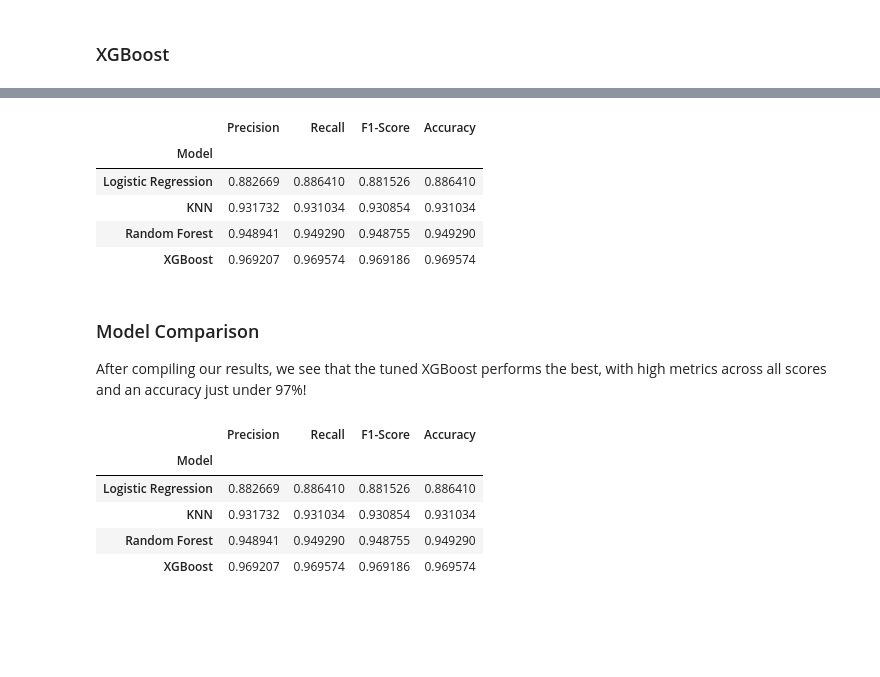
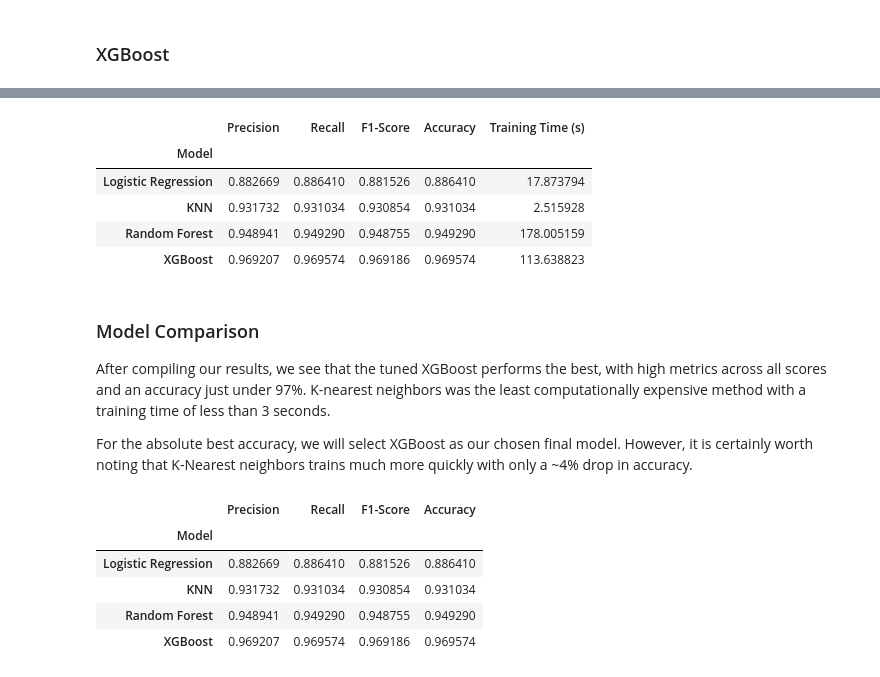
Before and after one commit to mike-keating-iv/ml-polymer-classification, a Jupyter notebook: polymers_classifier.ipynb, the cells around one changed output, grey strips where cells are left out. Saved outputs shown, nothing was run; the diff lists cells and outputs as text; code cells hidden in the pictures; blank space fills up the shorter version.

```diff
--- a/polymers_classifier.ipynb
+++ b/polymers_classifier.ipynb
@@ -664,6 +720,7 @@ from sklearn.model_selection import GridSearchCV
 from sklearn.metrics import classification_report
 from sklearn.model_selection import RandomizedSearchCV
 import numpy as np
+import time
 
 pipe_xgb = make_pipeline(
     StandardScaler(),  # Optional: XGBoost doesn't need this unless inputs are wildly scaled
@@ -689,12 +746,13 @@ random_search_xgb = RandomizedSearchCV(
     random_state=42,
 )
 
+# Fit and record time
+start_time_xgb = time.time()
 random_search_xgb.fit(X_train, y_train)
+end_time_xgb = time.time()
+train_time_xgb = end_time_xgb - start_time_xgb
+
 best_xbg = random_search_xgb.best_estimator_
 
-# Predict and evaluate
-y_pred_xgb = random_search_xgb.predict(X_test)
-print("Best parameters:", random_search_xgb.best_params_)
-print("Best CV accuracy: {:.3f}".format(random_search_xgb.best_score_))
-print(classification_report(y_test, y_pred_xgb))
+print(f"Training time for XGBoost (Randomized Search): {train_time_xgb:.2f} seconds")
 # %% [output]
@@ -717,43 +775,51 @@ weighted avg       0.97      0.97      0.97       493
 # %%
-
 # Extract scores from classification reports
+# Assuming y_test, y_pred_logreg, y_pred_knn, y_pred_rf, y_pred_xgb, and label_encoder are available from previous executions
 logreg_report = classification_report(y_test, y_pred_logreg, target_names=label_encoder.classes_, output_dict=True)
 knn_report = classification_report(y_test, y_pred_knn, target_names=label_encoder.classes_, output_dict=True)
 rf_report = classification_report(y_test, y_pred_rf, target_names=label_encoder.classes_, output_dict=True)
 xgb_report = classification_report(y_test, y_pred_xgb, target_names=label_encoder.classes_, output_dict=True)
 
 # Create a DataFrame to store the scores
 scores_data = []
-for model_name, report in [('Logistic Regression', logreg_report), ('KNN', knn_report), ('Random Forest', rf_report), ('XGBoost', xgb_report)]:
+for model_name, report, train_time in [('Logistic Regression', logreg_report, train_time_logreg_gs),
+                                        ('KNN', knn_report, train_time_knn),
+                                        ('Random Forest', rf_report, train_time_rf),
+                                        ('XGBoost', xgb_report, train_time_xgb)]:
     scores_data.append({
         'Model': model_name,
         'Precision': report['weighted avg']['precision'],
         'Recall': report['weighted avg']['recall'],
         'F1-Score': report['weighted avg']['f1-score'],
-        'Accuracy': report['accuracy']
+        'Accuracy': report['accuracy'],
+        'Training Time (s)': train_time
     })
 
 df_scores = pd.DataFrame(scores_data)
 
 # Set the index to the Model name for easier styling
 df_scores = df_scores.set_index('Model')
 
-# Highlight the maximum value in each column
-styled_df = df_scores.style.highlight_max(color='lightgreen')
+# Highlight the maximum value in each score column, and minimum for training time
+styled_df = df_scores.style.highlight_max(subset=['Precision', 'Recall', 'F1-Score', 'Accuracy'], color='lightgreen') \
+                     .highlight_min(subset=['Training Time (s)'], color='lightgreen')
+
 
 # Display the styled table
 display(styled_df)
 # %% [output]
-|  | Precision | Recall | F1-Score | Accuracy |
-| Model |  |  |  |  |
-| Logistic Regression | 0.882669 | 0.886410 | 0.881526 | 0.886410 |
-| KNN | 0.931732 | 0.931034 | 0.930854 | 0.931034 |
-| Random Forest | 0.948941 | 0.949290 | 0.948755 | 0.949290 |
-| XGBoost | 0.969207 | 0.969574 | 0.969186 | 0.969574 |
+|  | Precision | Recall | F1-Score | Accuracy | Training Time (s) |
+| Model |  |  |  |  |  |
+| Logistic Regression | 0.882669 | 0.886410 | 0.881526 | 0.886410 | 17.873794 |
+| KNN | 0.931732 | 0.931034 | 0.930854 | 0.931034 | 2.515928 |
+| Random Forest | 0.948941 | 0.949290 | 0.948755 | 0.949290 | 178.005159 |
+| XGBoost | 0.969207 | 0.969574 | 0.969186 | 0.969574 | 113.638823 |
 # %% [markdown]
 ### Model Comparison
 
-After compiling our results, we see that the tuned XGBoost performs the best, with high metrics across all scores and an accuracy just under 97%!
+After compiling our results, we see that the tuned XGBoost performs the best, with high metrics across all scores and an accuracy just under 97%. K-nearest neighbors was the least computationally expensive method with a training time of less than 3 seconds.
+
+For the absolute best accuracy, we will select XGBoost as our chosen final model. However, it is certainly worth noting that K-Nearest neighbors trains much more quickly with only a ~4% drop in accuracy.
 # %%
 
 # Extract scores from classification reports
```
Also changed, not shown: parts of 14 cells of this notebook.
